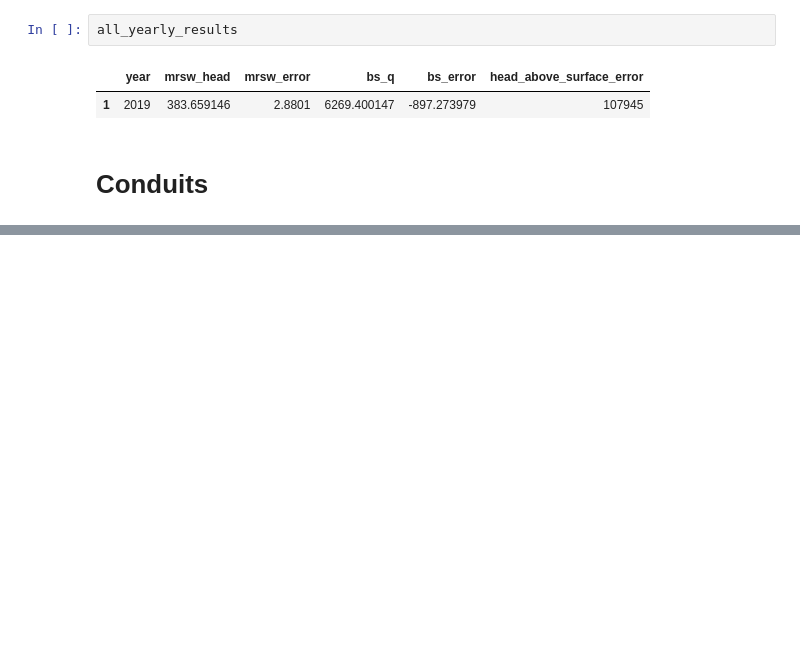
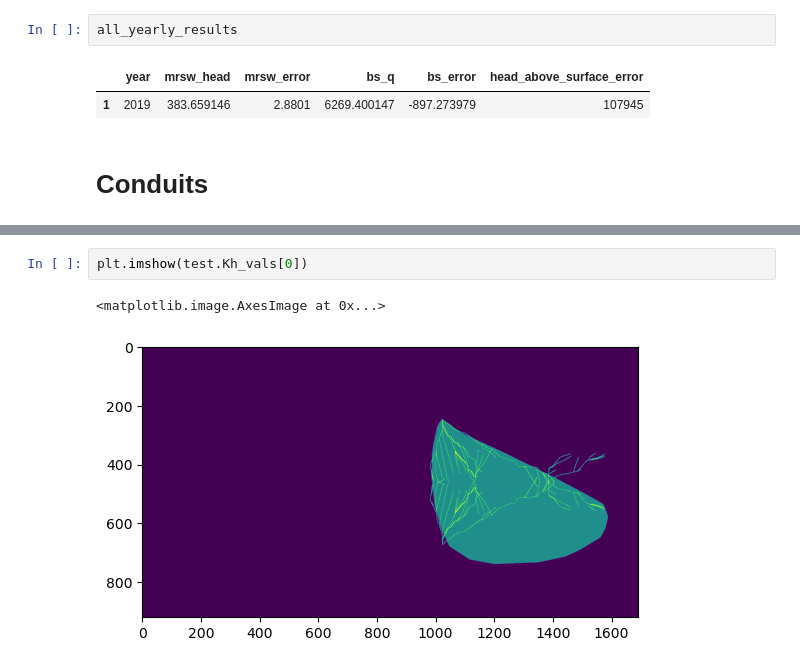
Before and after one commit to jhuang523/UMNBearSpring, a Jupyter notebook: EPM/steady_state/EPM.ipynb, the cells around one changed output, grey strips where cells are left out. Drawn from its saved outputs; the diff is of its cells as text; blank space fills up the shorter version.

```diff
--- a/EPM/steady_state/EPM.ipynb
+++ b/EPM/steady_state/EPM.ipynb
@@ -575,0 +583,5 @@ ModuleNotFoundError: No module named 'HFMpy.HFM_Isotropic2'
+# %%
+plt.imshow(test.Kh_vals[0])
+# %% [output]
+<matplotlib.image.AxesImage at 0x...>
+[figure, added]
```
Also changed, not shown: parts of 16 cells of this notebook, 24 other files.
